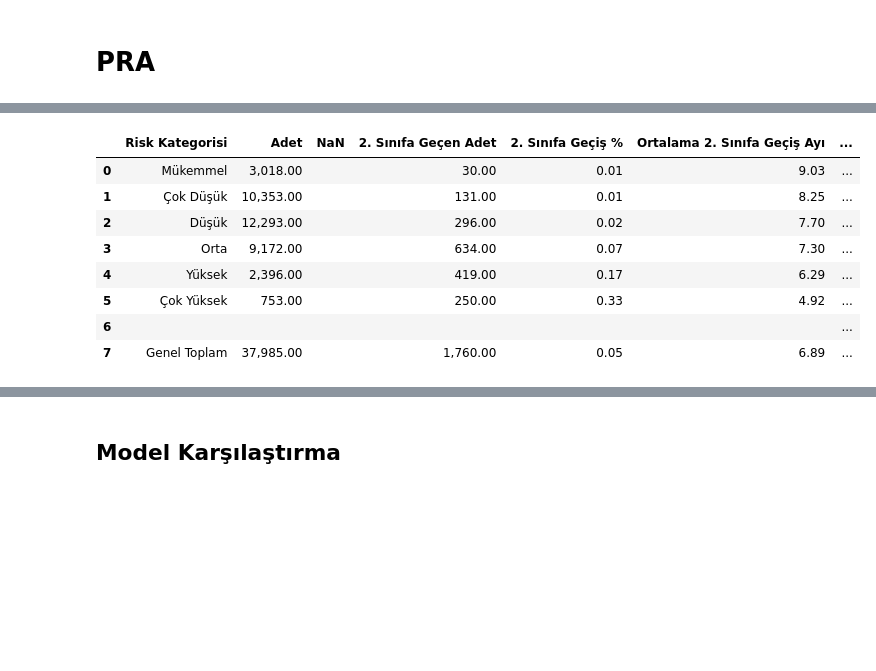
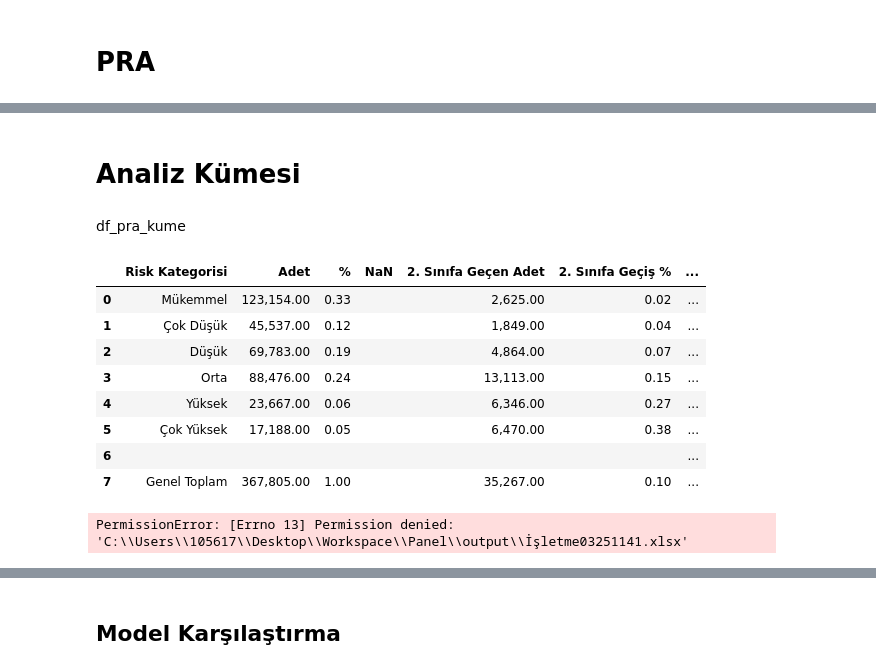
Before and after one commit to bkaanulgen/TCMB-Kur, a Jupyter notebook: PRA Agile v12.ipynb, the cells around one changed output, grey strips where cells are left out. Saved outputs shown, nothing was run; the diff lists cells and outputs as text; code cells hidden in the pictures; blank space fills up the shorter version.

```diff
--- a/PRA Agile v12.ipynb
+++ b/PRA Agile v12.ipynb
@@ -252,8 +250,8 @@ def get_df_pra_max(df_pra, date_list, column='Müşteri Sınıfı'):
 # %%
-pra_v, start_term, end_term, last_date = 'v12', '2022.12', '2023.12', '2023.12'
-df_wide = load_pickle('df_ms_all_2312')
-sorted_date_list = load_pickle('sorted_date_list_v_2312')
-df_old = load_pickle('df_pra_v12_2212_kume')
+pra_v, start_term, end_term, last_date = 'v12.1', '2022.12', '2023.12', '2023.12'
+df_wide = load_pickle('df_ms_all_2212_2312')
+sorted_date_list = load_pickle('sorted_date_list_2212_2312')
+df_old = load_pickle('df_standard_2212')
 # %%
 def fix_bolum(df):
     if df['İlgili Bölüm'] == 'Perakende Krediler Tahsis Bölümü':
@@ -572,0 +786,2 @@ df_pra_pass_original = load_pickle('df_pra_pass_original')
+# %% [markdown]
+# Analiz Kümesi
@@ -572,0 +951,2 @@ df_pra_pass_original = load_pickle('df_pra_pass_original')
+# %% [markdown]
+df_pra_kume
@@ -573,13 +955,14 @@ df_pra_pass_original = load_pickle('df_pra_pass_original')
 # %%
-df_pra_pass = create_pra_pass_alt(df_pra_old, 'Risk Kategorisi', risk_category_list)
+df_pra = create_pra_analysis(df_pra_backup)
+df_pra_pass = create_pra_pass_alt(df_pra, 'Risk Kategorisi', risk_category_list)
 df_pra_pass
 # %% [output]
-|  | Risk Kategorisi | Adet | NaN | 2. Sınıfa Geçen Adet | 2. Sınıfa Geçiş % | Ortalama 2. Sınıfa Geçiş Ayı | ... |
-| 0 | Mükemmel | 3,018.00 |  | 30.00 | 0.01 | 9.03 | ... |
-| 1 | Çok Düşük | 10,353.00 |  | 131.00 | 0.01 | 8.25 | ... |
-| 2 | Düşük | 12,293.00 |  | 296.00 | 0.02 | 7.70 | ... |
-| 3 | Orta | 9,172.00 |  | 634.00 | 0.07 | 7.30 | ... |
-| 4 | Yüksek | 2,396.00 |  | 419.00 | 0.17 | 6.29 | ... |
-| 5 | Çok Yüksek | 753.00 |  | 250.00 | 0.33 | 4.92 | ... |
+|  | Risk Kategorisi | Adet | % | NaN | 2. Sınıfa Geçen Adet | 2. Sınıfa Geçiş % | ... |
+| 0 | Mükemmel | 123,154.00 | 0.33 |  | 2,625.00 | 0.02 | ... |
+| 1 | Çok Düşük | 45,537.00 | 0.12 |  | 1,849.00 | 0.04 | ... |
+| 2 | Düşük | 69,783.00 | 0.19 |  | 4,864.00 | 0.07 | ... |
+| 3 | Orta | 88,476.00 | 0.24 |  | 13,113.00 | 0.15 | ... |
+| 4 | Yüksek | 23,667.00 | 0.06 |  | 6,346.00 | 0.27 | ... |
+| 5 | Çok Yüksek | 17,188.00 | 0.05 |  | 6,470.00 | 0.38 | ... |
 | 6 |  |  |  |  |  |  | ... |
-| 7 | Genel Toplam | 37,985.00 |  | 1,760.00 | 0.05 | 6.89 | ... |
+| 7 | Genel Toplam | 367,805.00 | 1.00 |  | 35,267.00 | 0.10 | ... |
@@ -585,0 +975,22 @@ df_pra_pass
+# %%
+threshold_list = [0, 2, 5, 10, 15, np.inf]
+# threshold_list = [0, 1, 3, 6, 11, np.inf]
+
+df_pra_2 = create_pra_analysis(df_pra_backup, puan_column_list_mali_ldo_8090_48, puan_fun_list_mali_ldo_8090_48, threshold_list)
+df_pra_pass_2 = create_pra_pass_alt(df_pra_2, 'Risk Kategorisi', risk_category_list)
+
+df1 = insert_header(df_pra_pass, 'Mali Tablo Var, 10+ Gecikme = Çok Yüksek')
+df2 = insert_header(df_pra_pass_2, 'Mali Tablo Var, 20+ Gecikme = Çok Yüksek')
+
+if threshold_list is not None:
+    labels = ['0'] + [f'{x + 1} ve Üzeri' if y == np.inf else f'{x + 1} - {y}' if x + 1 != y else str(x + 1) for x, y in zip(threshold_list[:], threshold_list[1:])]
+    df = pd.DataFrame()
+    df['Toplam Puan'] = labels
+    df['Risk Kategorisi'] = risk_category_list
+    df = insert_header(df, 'Puanlama')
+    df2 = h_stack([df2, df], 1)
+
+dff = insert_corner(v_stack([df1, df2]))
+quick_export(dff, 'İşletme' + now())
+# %% [output]
+PermissionError: [Errno 13] Permission denied: 'C:\\Users\\105617\\Desktop\\Workspace\\Panel\\output\\İşletme03251141.xlsx'
```
Also changed, not shown: parts of 27 cells of this notebook, 12 other files.
